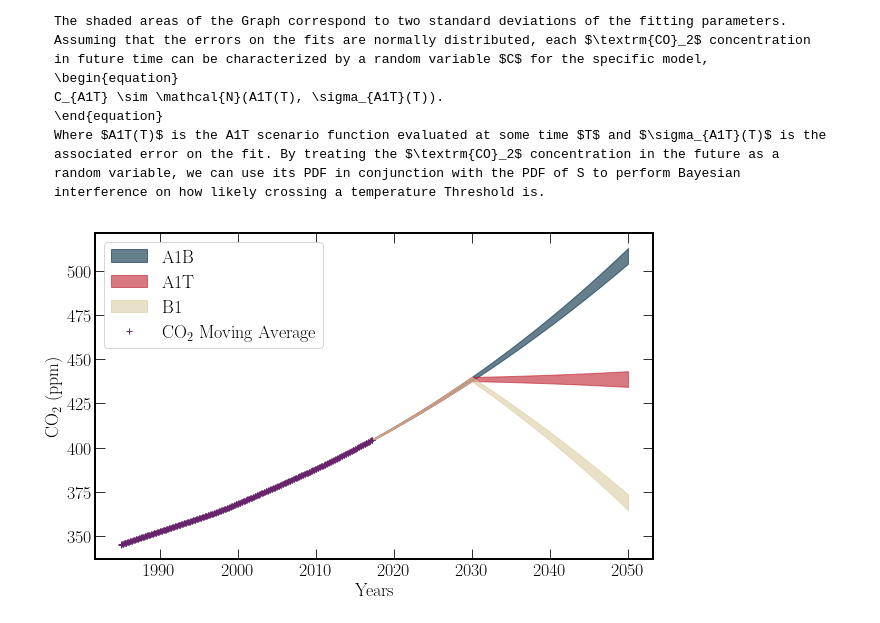
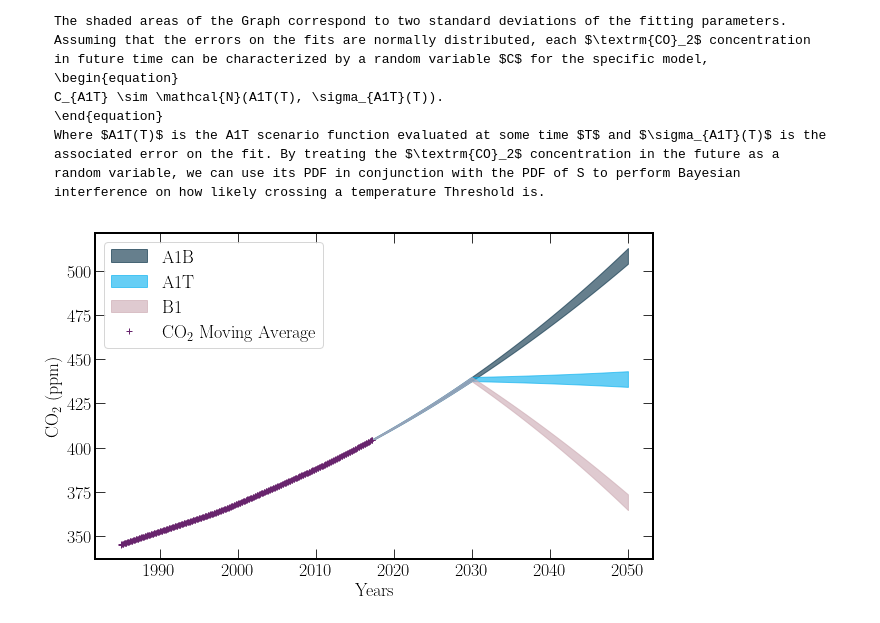
Before and after one commit to seancraven/CDS_book, a Jupyter notebook: Chapter_2/3models.ipynb, the cells around one changed output. Drawn from its saved outputs; the diff is of its cells as text; code cells hidden in the pictures.

```diff
--- a/Chapter_2/3models.ipynb
+++ b/Chapter_2/3models.ipynb
@@ -144,33 +149,33 @@ sigma = P3(time, *co2_ub_mov) - P3(time, *co2_mov_fit)
 plt.figure(figsize=(10, 6))
 # Models
 plt.fill_between(time, P3(time, *co2_lb_mov), P3(time, *co2_ub_mov),
     color=colours.durham.ink,
     alpha=0.6,
     label='A1B'
     )
 plt.fill_between(time, a1t(time, *co2_mov_fit, translation=2000) - sigma,
     a1t(time, *co2_mov_fit,translation=2000) + sigma,
-    color=colours.durham.red,
+    color=colours.durham.blue,
     alpha=0.6,
     label='A1T'
     )
 plt.fill_between(time, B1(time, *co2_mov_fit, translation=2000)- sigma,
     B1(time, *co2_mov_fit, translation=2000) + sigma,
-    color=colours.durham.stone,
+    color=colours.durham.pink,
     alpha=0.6,
     label='B1'
     )
 # Data
 plt.plot(co2_ave['decimal']-2000, co2_ave['average'],
     linestyle='',
     marker='+',
     color=colours.durham.purple,
     label=r'$\textrm{{CO}}_2$ Moving Average'
     )
 # Formatting
 plt.xticks(range(-10, 60, 10), range(1990, 2060, 10))
 plt.legend(loc = 'upper left')
 plt.xlabel('Years')
 plt.ylabel(r'$\textrm{{CO}}_2$ (ppm)');
 # %% [output]
-[figure, old version]
+[figure, new version]
```
Also changed, not shown: parts of 6 cells of this notebook, 4 other files.
